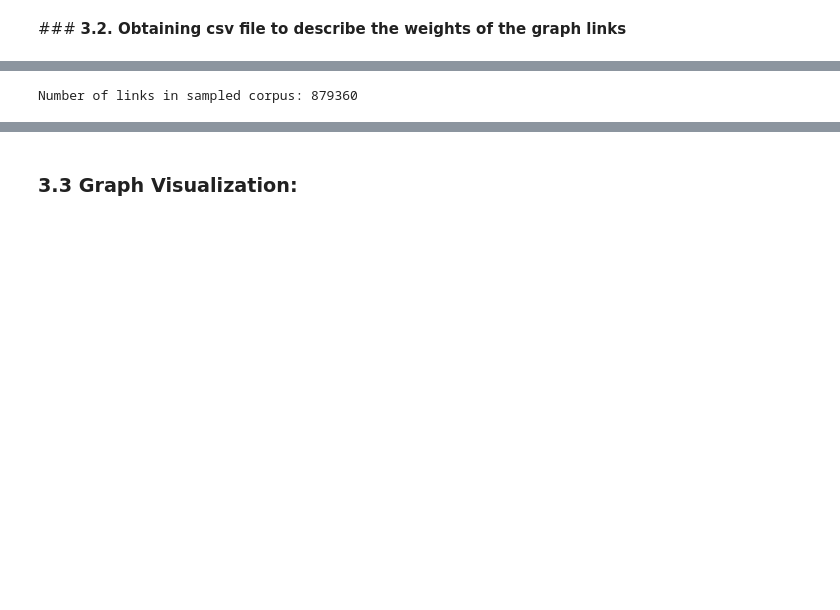
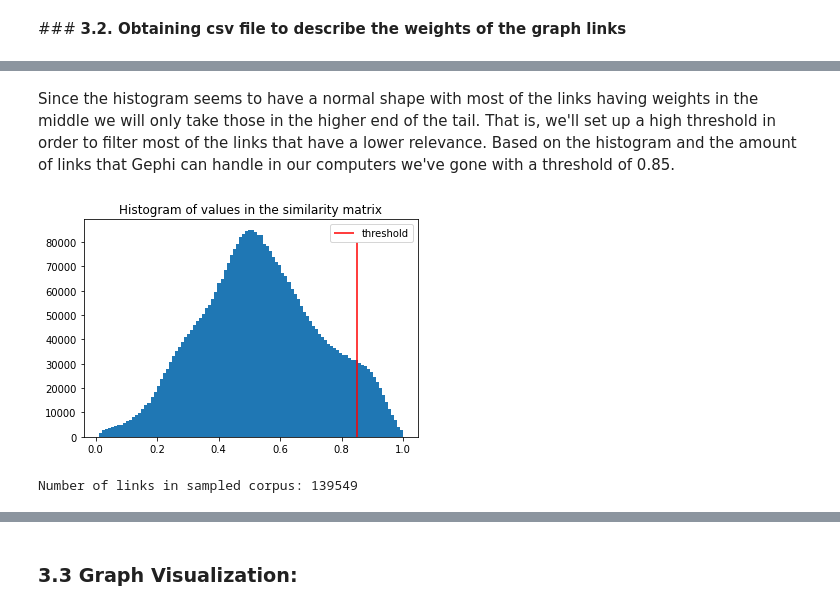
Before and after one commit to DavimenUC3M/RedditSemanticAnalysisMLA, a Jupyter notebook: notebooks/task_1_reddit_topic_modeling_and_graph.ipynb, the cells around one changed output, grey strips where cells are left out. Cells and saved outputs as stored; diff of their text form; code cells hidden in the pictures; blank space fills up the shorter version.

```diff
--- a/notebooks/task_1_reddit_topic_modeling_and_graph.ipynb
+++ b/notebooks/task_1_reddit_topic_modeling_and_graph.ipynb
@@ -620,10 +626,18 @@ Ratio of non-zero components in the similarity matrix: 0.99844856
+# %% [markdown]
+Since the histogram seems to have a normal shape with most of the links having weights in the middle we will only take those in the higher end of the tail. That is, we'll set up a high threshold in order to filter most of the links that have a lower relevance. Based on the histogram and the amount of links that Gephi can handle in our computers we've gone with a threshold of 0.85.
 # %%
 thr = 0.85
+plt.hist(simmat.data, bins=100)
+plt.title("Histogram of values in the similarity matrix")
+plt.vlines(thr,0,80000,color="red",label="threshold")
+plt.legend()
+plt.show()
 simmat.data = np.where(simmat.data < thr, 0, simmat.data)
 simmat.eliminate_zeros()
 simmat = triu(simmat, k=1) #Matrix is symmetric. Keep only triangular part
 print('Number of links in sampled corpus:', len(simmat.data))
 simmat = simmat.tocoo()
 # %% [output]
+[figure, added]
-Number of links in sampled corpus: 879360
+Number of links in sampled corpus: 139549
 # %%
```
Also changed, not shown: parts of 8 cells of this notebook.
